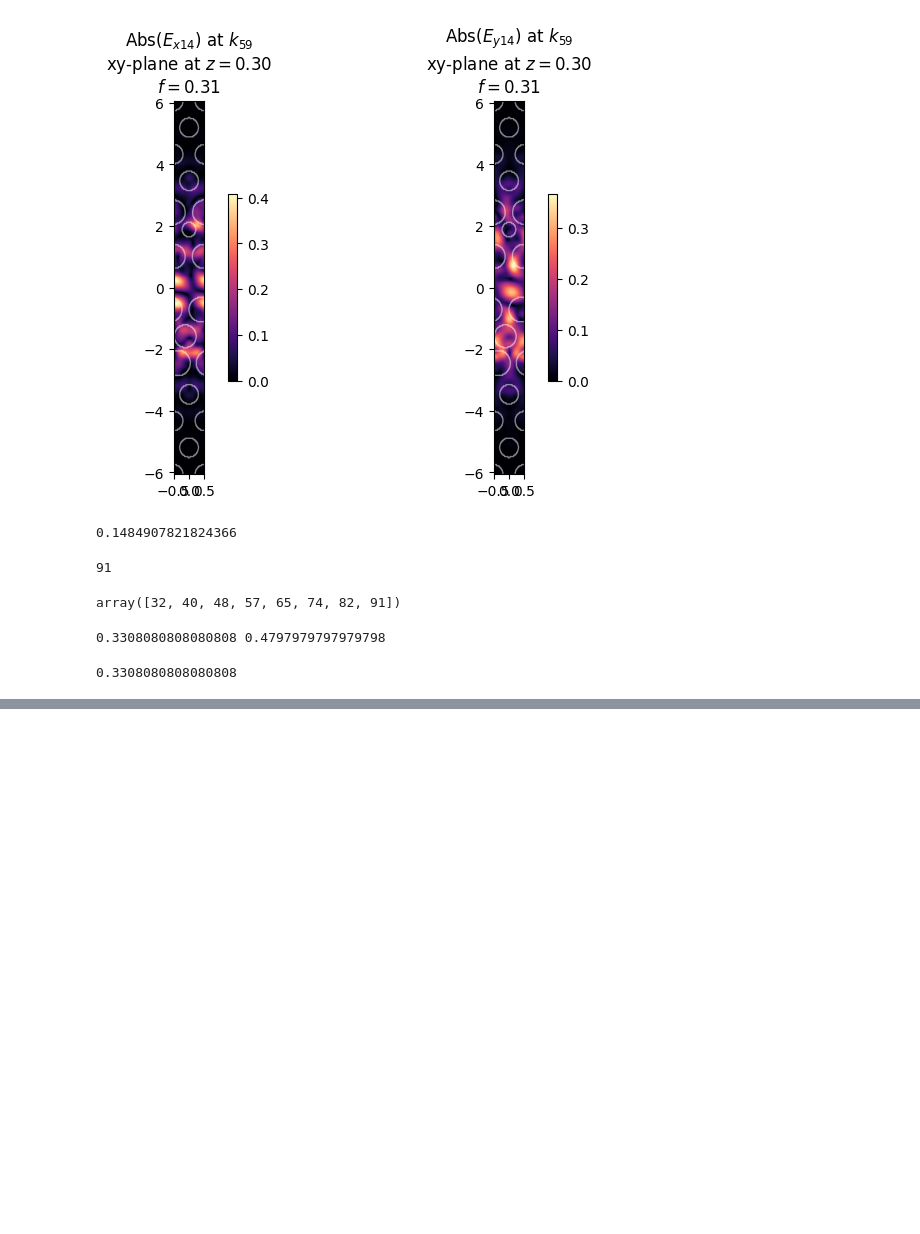
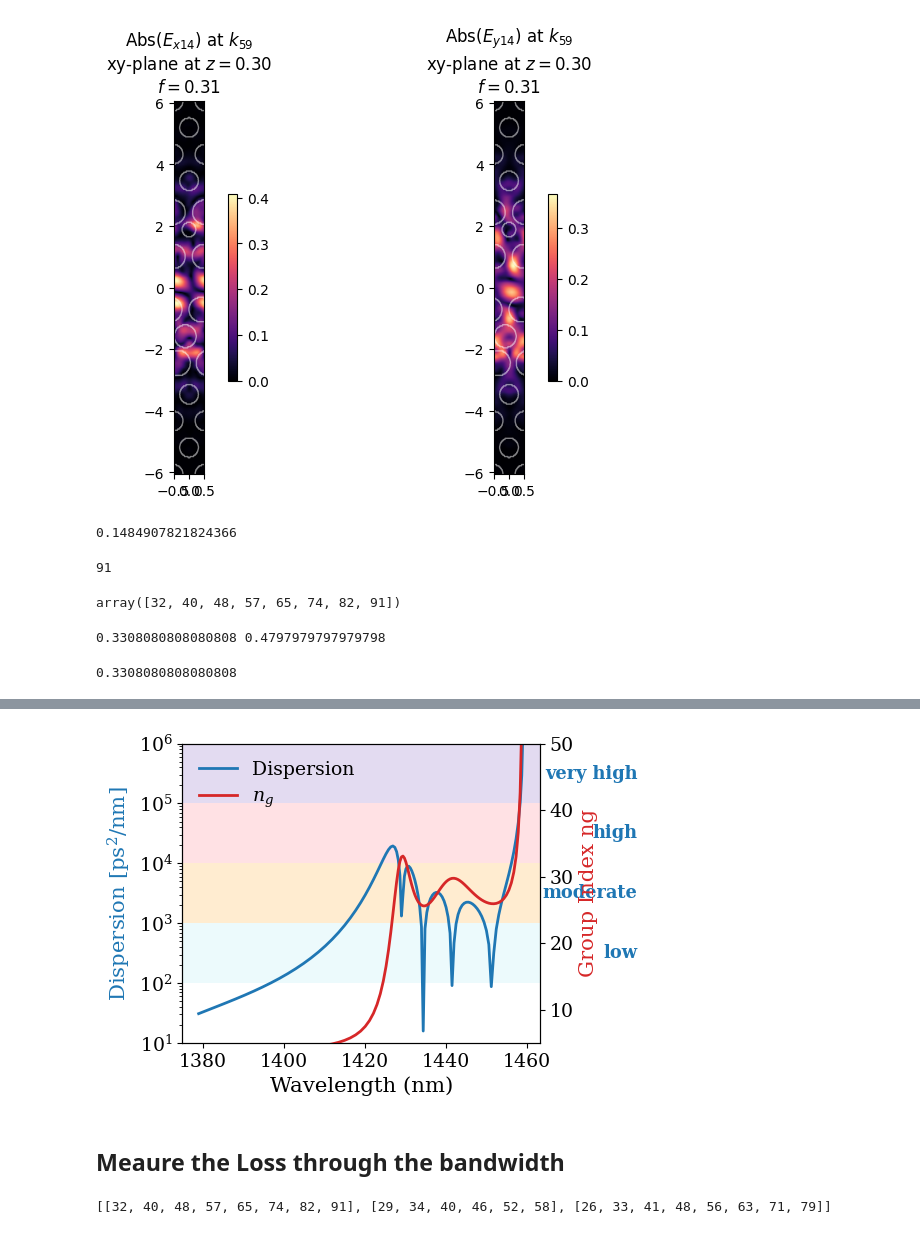
Before and after one commit to DominicJThompson/optGME, a Jupyter notebook: paper2/playground.ipynb, the cells around one changed output, grey strips where cells are left out. Saved outputs shown, nothing was run; the diff lists cells and outputs as text; code cells hidden in the pictures; blank space fills up the shorter version.

```diff
--- a/paper2/playground.ipynb
+++ b/paper2/playground.ipynb
@@ -300,0 +313,47 @@ k[32]
+# %%
+a=455
+wls = 1/(gme.freqs[:,14]/a/1e-9)
+fs_hz = gme.freqs[:,14]*299792458/a/1e-9
+disp = 1/(2*np.pi*299792458)*(np.array(ngs[0][1:])-np.array(ngs[0][:-1]))/(fs_hz[1:]-fs_hz[:-1])*1e24
+disp2 = wls[:-1]**2/2/np.pi/(299792458**2)*(np.array(ngs[0][1:])-np.array(ngs[0][:-1]))/(wls[1:]-wls[:-1])*1e24
+text_scale = .85  # Set this to scale all text
+
+fig, ax1 = plt.subplots(figsize=(6, 4))
+color1 = 'tab:blue'
+ax1.set_xlabel('Wavelength (nm)', fontsize=18*text_scale)
+ax1.set_ylabel(r'Dispersion [ps$^2$/nm]', color=color1, fontsize=18*text_scale)
+l1 = ax1.plot(wls[:-1]*1e9, np.abs(disp), color=color1, label=r'Dispersion', linewidth=2)
+ax1.set_yscale('log')
+ax1.set_ylim(1e1,1e6)
+ax1.tick_params(axis='both', which='major', labelsize=16*text_scale)
+
+# Add colored regions for "low", "moderate", "high", "very high" on the Dispersion (ax1) axis at 10^x decades
+region_bounds = [1e2, 1e3, 1e4, 1e5, 1e6]  # Four regions: [1e2,1e3), [1e3,1e4), [1e4,1e5), [1e5,1e6)
+region_labels = ['low', 'moderate', 'high', 'very high']
+region_colors = ['#e0f7fa', '#ffe0b2', '#ffcdd2', '#d1c4e9']
+for i in range(4):
+    ax1.axhspan(region_bounds[i], region_bounds[i+1], xmin=0, xmax=1,
+                facecolor=region_colors[i], alpha=0.6, zorder=0)
+    # Place label in middle of the region
+    y_mid = np.sqrt(region_bounds[i]*region_bounds[i+1])
+    ax1.text(1487.5, y_mid, region_labels[i], va='center', ha='right',
+             fontsize=15*text_scale, color='tab:blue', fontweight='bold')
+             # removed bbox to remove surrounding box
+
+ax2 = ax1.twinx()
+color2 = 'tab:red'
+ax2.set_ylabel('Group Index ng', color=color2, fontsize=18*text_scale)
+l2 = ax2.plot(wls*1e9, ngs[0], color=color2, label=r'$n_g$', linewidth=2)
+ax2.set_ylim(5,50)
+ax2.tick_params(axis='y', which='major', labelsize=16*text_scale)
+
+lines = l1 + l2
+labels = [line.get_label() for line in lines]
+ax1.legend(lines, labels, loc='upper left', fontsize=16*text_scale, frameon=False)  # frameon=False removes legend box
+
+plt.tight_layout()
+plt.show()
+# %% [output]
+[figure, added]
+# %% [markdown]
+## Meaure the Loss through the bandwidth
@@ -300,0 +371,5 @@ k[32]
+# %%
+kinds = [[np.argmin(np.abs(k-ks)) for k in kpoint] for kpoint in kpoints]
+print(kinds)
+# %% [output]
+[[32, 40, 48, 57, 65, 74, 82, 91], [29, 34, 40, 46, 52, 58], [26, 33, 41, 48, 56, 63, 71, 79]]
```
Also changed, not shown: parts of 10 cells of this notebook, 3 other files.
